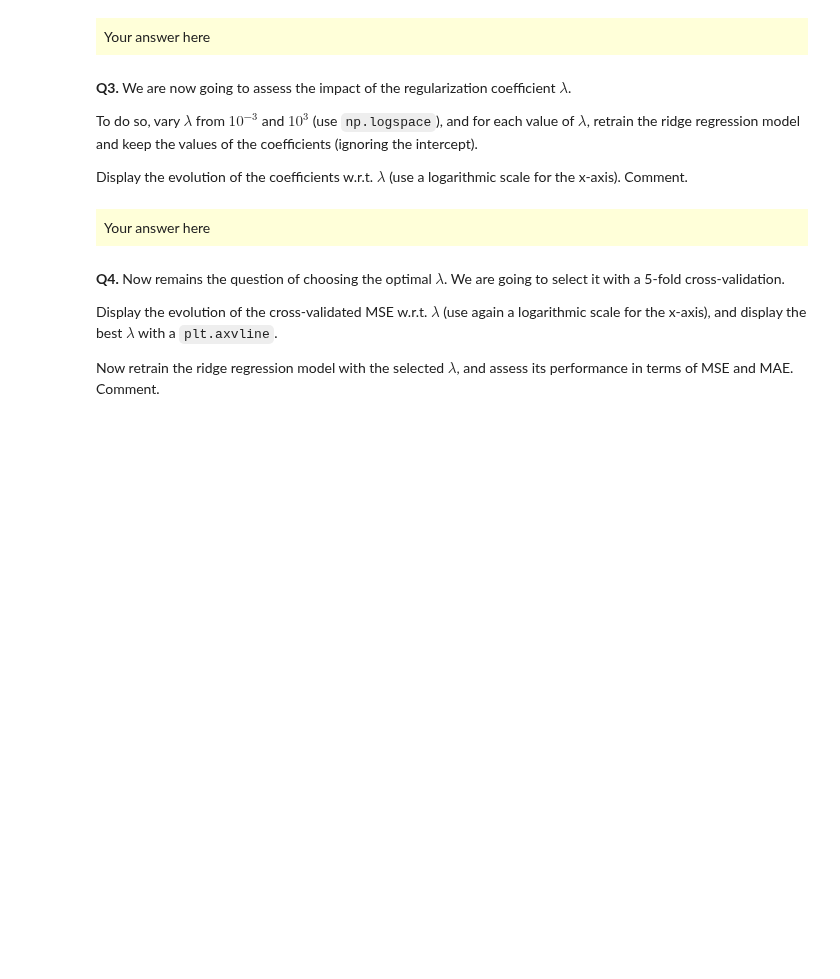
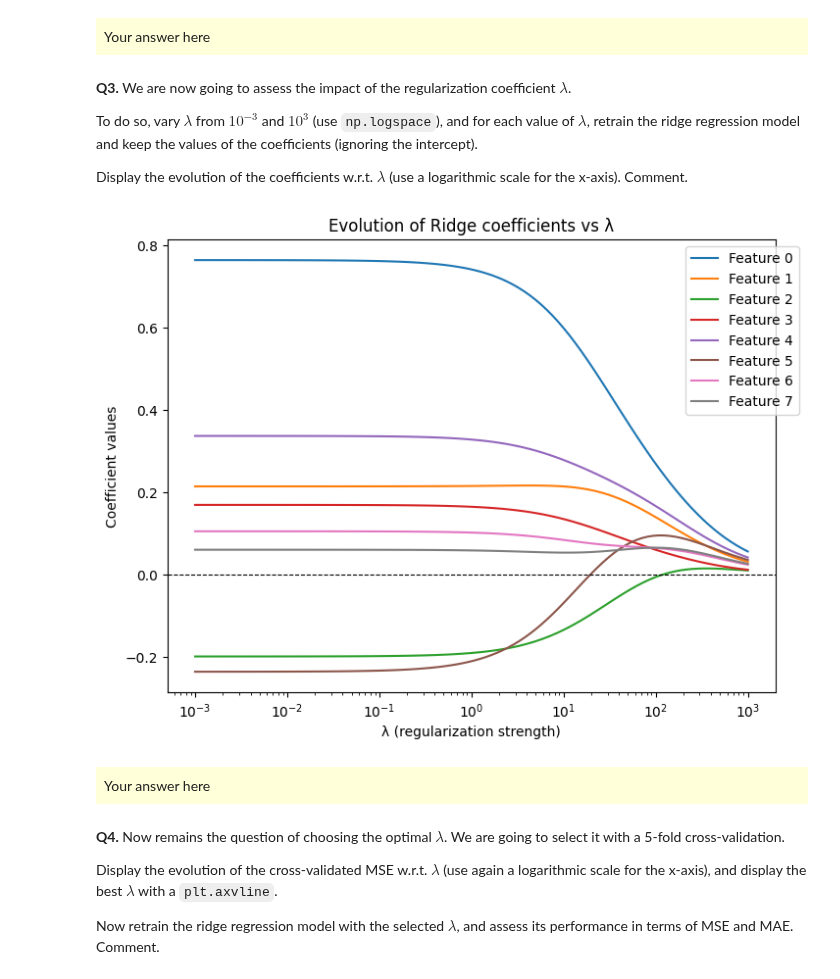
Before and after one commit to milanolivia/decision-apprentissage, a Jupyter notebook: lab1_AMORRI_MILANO/lab1.ipynb, the cells around one changed output. Saved outputs shown, nothing was run; the diff lists cells and outputs as text; code cells hidden in the pictures; blank space fills up the shorter version.

Commit message:
lab1 + ridge & lasso

```diff
--- a/lab1_AMORRI_MILANO/lab1.ipynb
+++ b/lab1_AMORRI_MILANO/lab1.ipynb
@@ -26,6 +26,8 @@ In this first part, we focus on using linear regression.
 # %% [markdown]
 **Q1.** Load the data from the `.npy` files included in the archive (use `np.load`). How many examples are there ? How many features ?
 # %%
-##########
-## YOUR CODE HERE
-##########
+X = np.load("data_X.npy")
+y = np.load("data_y.npy")
+
+print(X.shape)
+print(y.shape)
@@ -102,6 +196,12 @@ In this second part, we now turn to ridge regression.
 # %%
 from sklearn.linear_model import Ridge
 
-##########
-## YOUR CODE HERE
-##########
+ridge_reg = Ridge(alpha=1)
+ridge_reg.fit(X_train_std, y_train)
+coef_ridge = ridge_reg.coef_
+intercept_ridge = ridge_reg.intercept_
+
+print("Intercept (ridge):", intercept_ridge)
+print("Coefficients (ridge):", coef_ridge)
+
+#TODO compare with the closed form solution from the lecture
@@ -126,9 +238,30 @@ To do so, vary $\lambda$ from $10^{-3}$ and $10^3$ (use `np.logspace`), and for
 
 Display the evolution of the coefficients w.r.t. $\lambda$ (use a logarithmic scale for the x-axis). Comment.
 # %%
-##########
-## YOUR CODE HERE
-##########
+lambdas = np.logspace(-3, 3, 100)
+
+coefs = []
+
+for l in lambdas:
+    ridge = Ridge(alpha=l)
+    ridge.fit(X_train_std, y_train)
+    coefs.append(ridge.coef_)
+
+coefs = np.array(coefs)
+
+plt.figure(figsize=(8,6))
+for i in range(coefs.shape[1]):   # chaque feature
+    plt.plot(lambdas, coefs[:, i], label=f"Feature {i}")
+
+plt.xscale("log")  # échelle log sur l’axe des x
+plt.xlabel("λ (regularization strength)")
+plt.ylabel("Coefficient values")
+plt.title("Evolution of Ridge coefficients vs λ")
+plt.axhline(0, color='black', linewidth=0.8, linestyle="--")
+plt.legend(loc="best", bbox_to_anchor=(1.05,1))
+plt.show()
+# %% [output]
+[figure, added]
 # %% [markdown]
 <div style="background-color: rgba(255, 255, 0, 0.15); padding: 8px;">
 Your answer here
```
Also changed, not shown: parts of 12 cells of this notebook.
